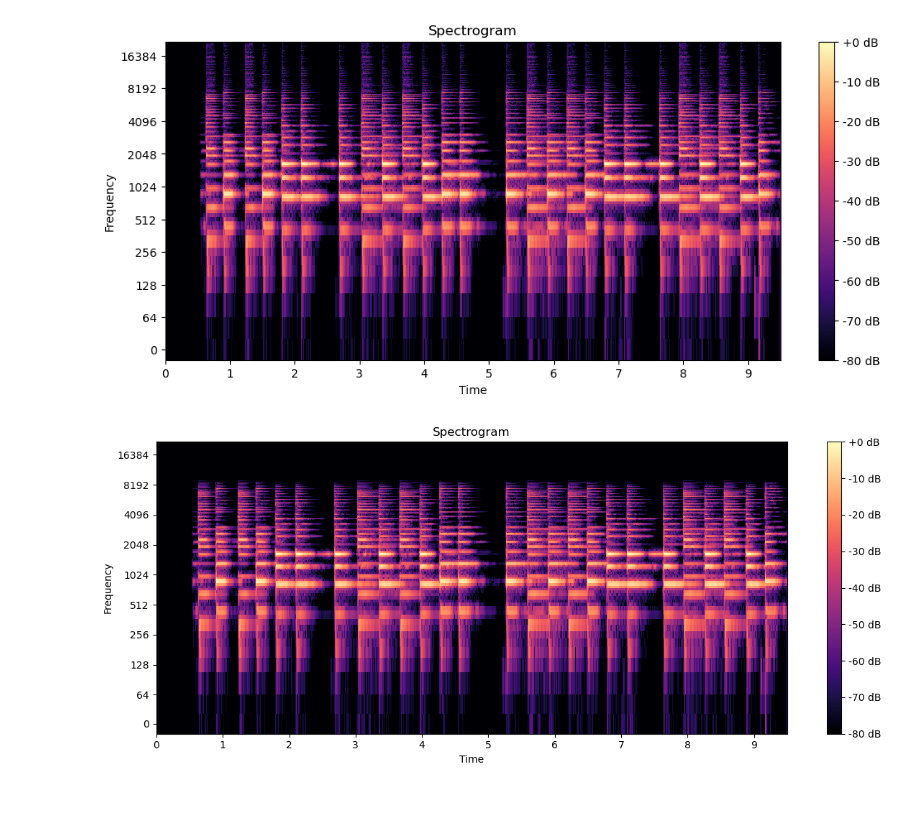
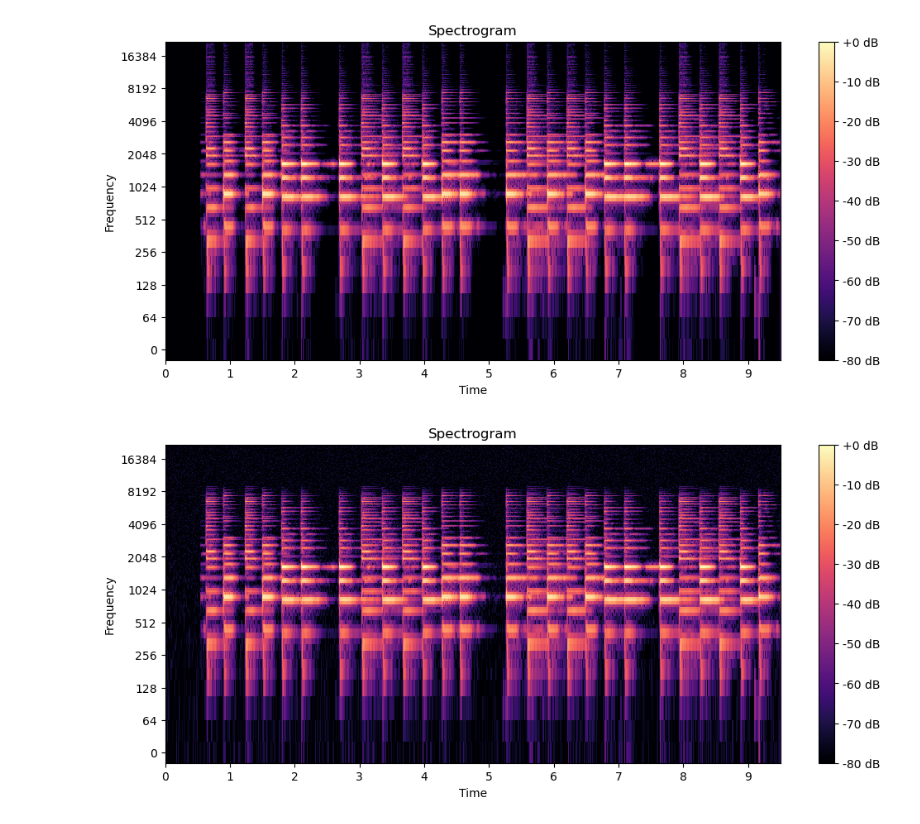
Before and after one commit to furball0/oavi, a Jupyter notebook: lab09/lab09.ipynb, the cells around one changed output. Drawn from its saved outputs; the diff is of its cells as text; code cells hidden in the pictures.

```diff
--- a/lab09/lab09.ipynb
+++ b/lab09/lab09.ipynb
@@ -66,29 +63,6 @@ spectrogram_wiener = get_spectrogram("guitar_grasshopper_filtered_via_wiener.wav
 spectrogram_wiener.savefig("spectrogram_wiener.png")
 # %% [output]
 [figure]
-# %%
-filename = "guitar_grasshopper_mono.wav"
-audio, sr = librosa.load(filename, sr = None)
-
-window_size = 1024  # Size of the window for the STFT
-hop_length = int(window_size / 4)  # Hop size between consecutive windows
-n_fft = window_size
-
-
-spectrogram = librosa.stft(audio, n_fft=n_fft, hop_length=hop_length, window=signal.hann(window_size))
-spectrogram_db = librosa.amplitude_to_db(np.abs(spectrogram), ref=np.max)
-
-
-# Plot the spectrogram
-plt.figure(figsize=(12, 5))
-librosa.display.specshow(spectrogram_db, sr=sr, hop_length=hop_length, x_axis='time', y_axis='log')
-plt.colorbar(format='%+2.0f dB')
-plt.title('Spectrogram')
-plt.xlabel('Time')
-plt.ylabel('Frequency')
-plt.show()
-# %% [output]
-[figure, removed]
 # %%
 # Add noise to audiofile
 audio, sr = librosa.load('guitar_grasshopper_mono.wav', sr = None)
@@ -110 +84,6 @@ filtered_data = filtered_data.astype('int16')
 wavfile.write('guitar_grasshopper_mono_with_noise_via_savgol_filter.wav', sample_rate, filtered_data)
+# %%
+spectrogram_noise = get_spectrogram("guitar_grasshopper_mono_with_noise.wav")
+spectrogram_noise.savefig("spectrogram_noise.png")
+# %% [output]
+[figure, added]
```
Also changed, not shown: parts of 7 cells of this notebook, 11 other files.
